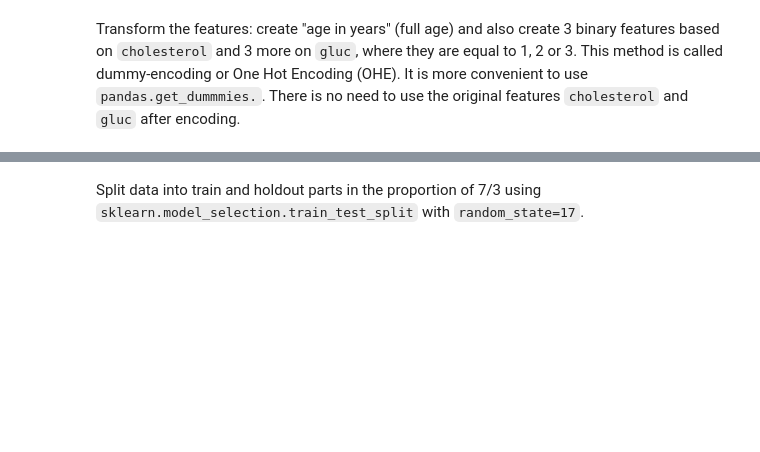
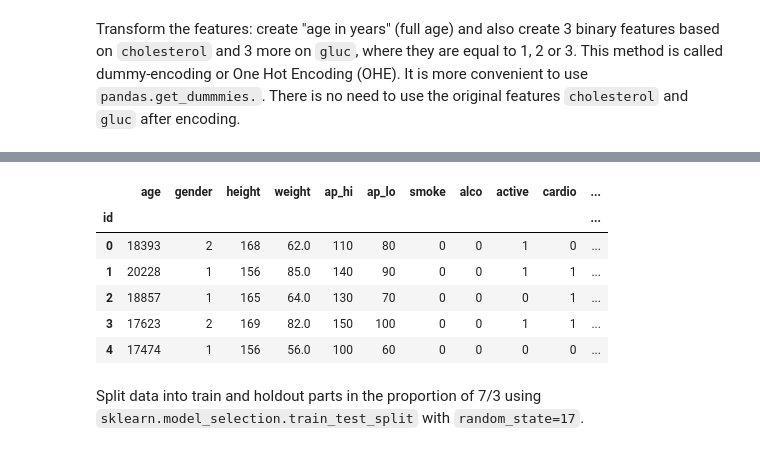
Before and after one commit to yy-nm/mard_learning_mlcourse.ai, a Jupyter notebook: assignment_3/assignment3_decision_trees.ipynb, the cells around one changed output, grey strips where cells are left out. Cells and saved outputs as stored; diff of their text form; code cells hidden in the pictures; blank space fills up the shorter version.

```diff
--- a/assignment_3/assignment3_decision_trees.ipynb
+++ b/assignment_3/assignment3_decision_trees.ipynb
@@ -234,3 +179,4 @@ df.head()
 Transform the features: create "age in years" (full age) and also create 3 binary features based on `cholesterol` and 3 more on `gluc`, where they are equal to 1, 2 or 3. This method is called dummy-encoding or One Hot Encoding (OHE). It is more convenient to use `pandas.get_dummmies.`. There is no need to use the original features `cholesterol` and `gluc` after encoding.
 # %%
 # You code here
+df['age in years'] = (df['age'] / 365).astype(int)
@@ -236,0 +195,2 @@ Transform the features: create "age in years" (full age) and also create 3 binar
+# %%
+df[['ch_normal', 'ch_above_normal', 'ch_well_above_normal']] = pd.get_dummies(df['cholesterol'])
@@ -237,2 +203,16 @@ Transform the features: create "age in years" (full age) and also create 3 binar
+# %%
+df[['gluc_normal', 'gluc_above_normal', 'gluc_well_above_normal']] = pd.get_dummies(df['gluc'])
+# %%
+df.drop(['gluc', 'cholesterol'], axis=1, inplace=True)
+# %%
+df.head()
+# %% [output]
+|  | age | gender | height | weight | ap_hi | ap_lo | smoke | alco | active | cardio | ... |
+| id |  |  |  |  |  |  |  |  |  |  | ... |
+| 0 | 18393 | 2 | 168 | 62.0 | 110 | 80 | 0 | 0 | 1 | 0 | ... |
+| 1 | 20228 | 1 | 156 | 85.0 | 140 | 90 | 0 | 0 | 1 | 1 | ... |
+| 2 | 18857 | 1 | 165 | 64.0 | 130 | 70 | 0 | 0 | 0 | 1 | ... |
+| 3 | 17623 | 2 | 169 | 82.0 | 150 | 100 | 0 | 0 | 1 | 1 | ... |
+| 4 | 17474 | 1 | 156 | 56.0 | 100 | 60 | 0 | 0 | 0 | 0 | ... |
 # %% [markdown]
 Split data into train and holdout parts in the proportion of 7/3 using `sklearn.model_selection.train_test_split` with `random_state=17`.
```
Also changed, not shown: parts of 79 cells of this notebook.
